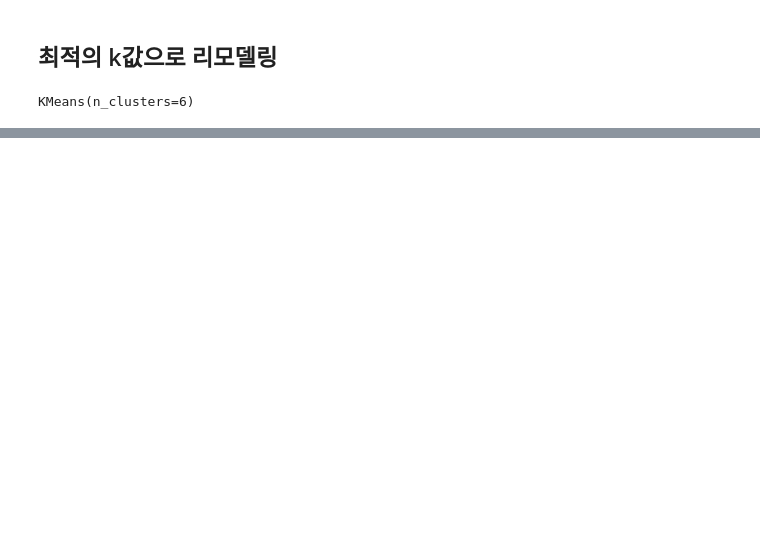
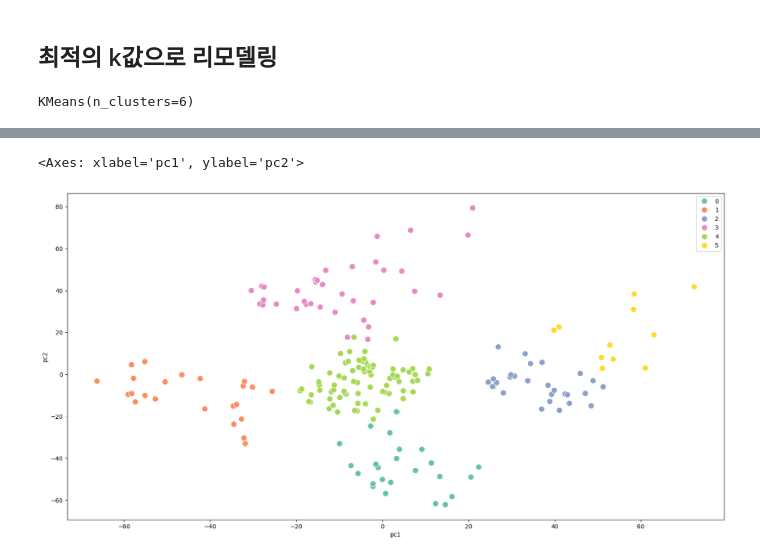
Before and after one commit to sngsuNoh/Ecommerce_Data, a Jupyter notebook: Customer_Classification.ipynb, the cells around one changed output, grey strips where cells are left out. Cells and saved outputs as stored; diff of their text form; code cells hidden in the pictures; blank space fills up the shorter version.

```diff
--- a/Customer_Classification.ipynb
+++ b/Customer_Classification.ipynb
@@ -214,0 +221,4 @@ px.box(data_frame=df, x='label', y='Annual Income (k$)')
+# %%
+pca = PCA(n_components=2)
+# %%
+pca.fit(df)
@@ -214,0 +227,4 @@ px.box(data_frame=df, x='label', y='Annual Income (k$)')
+# %%
+pca_df = pca.transform(df)
+# %%
+pca_df = pd.DataFrame(pca_df, columns=['pc1', 'pc2'])
@@ -214,0 +256,7 @@ px.box(data_frame=df, x='label', y='Annual Income (k$)')
+# %%
+# looks better :)
+plt.figure(figsize=(20, 10))
+sns.scatterplot(x=pca_df['pc1'], y=pca_df['pc2'], hue=model.labels_, palette='Set2', s=100)
+# %% [output]
+<Axes: xlabel='pc1', ylabel='pc2'>
+[figure, added]
```
Also changed, not shown: parts of 14 cells of this notebook.
